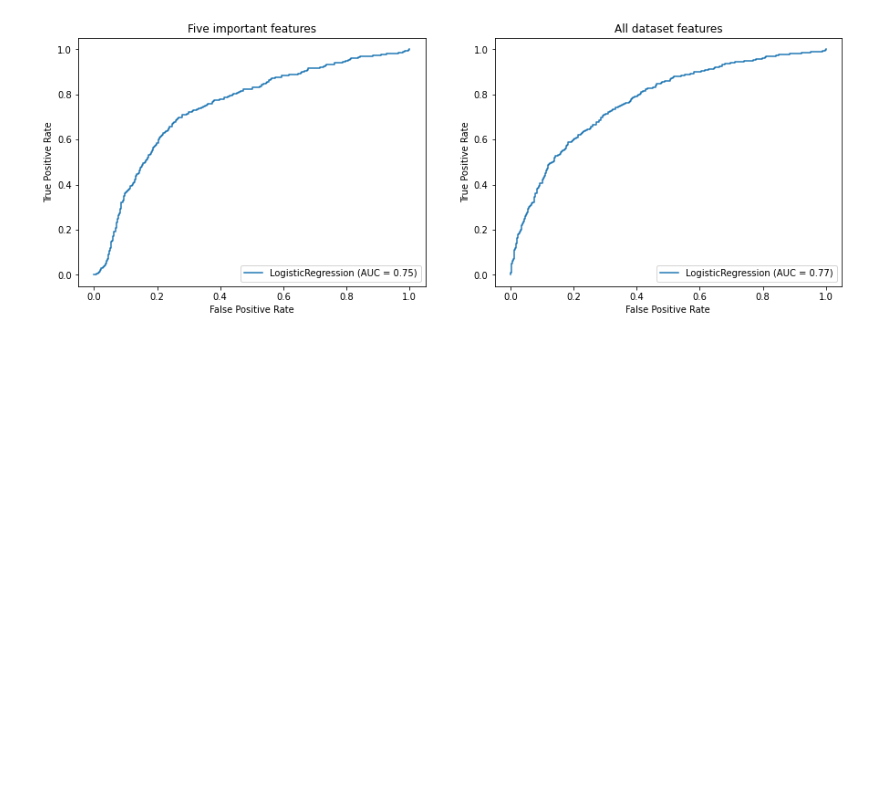
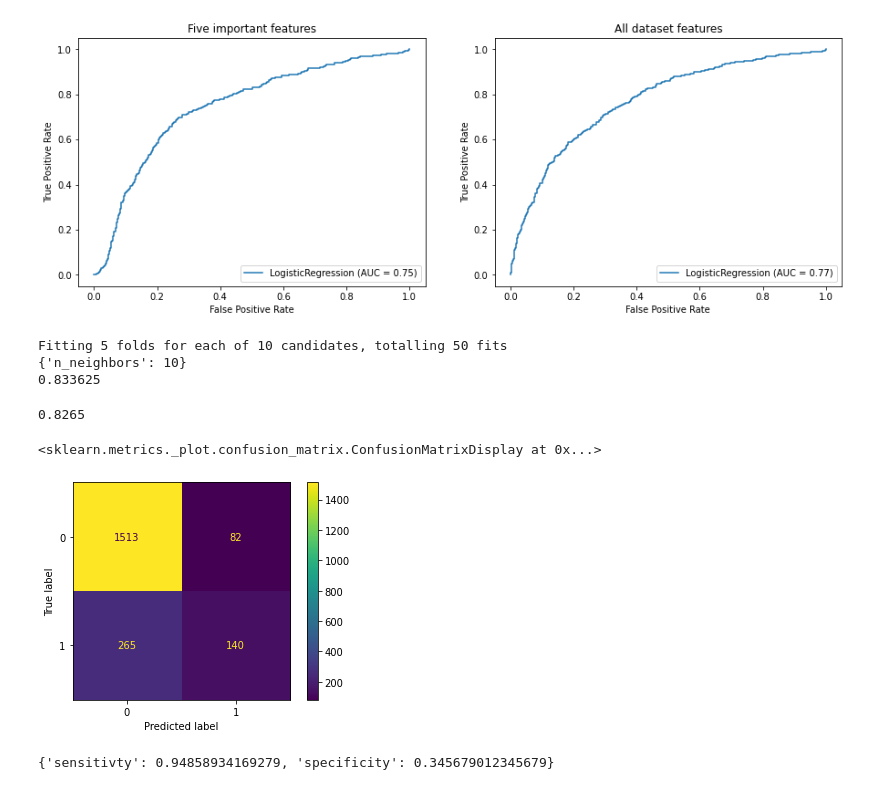
Before and after one commit to aws3ma/machine-learning, a Jupyter notebook: sc3.ipynb, the cells around one changed output. Drawn from its saved outputs; the diff is of its cells as text; code cells hidden in the pictures; blank space fills up the shorter version.

```diff
--- a/sc3.ipynb
+++ b/sc3.ipynb
@@ -536,4 +533,4 @@ y_filtered.head()
 | 3 | 0 |
 | 4 | 0 |
 # %%
-x_train_filtered, x_test_filtered, y_train_filtered, y_test_filtered=train_test_split(x_filtered,y_filtered,test_size=0.2,train_size=0.8,random_state=0)
+x_train_filtered, x_test_filtered, y_train_filtered, y_test_filtered=train_test_split(x_filtered,y_filtered,test_size=0.2,random_state=0)
@@ -548,5 +537,4 @@ y_test_filtered.shape
 # %%
 sc2=StandardScaler()
 sc2.fit(x_train_filtered)
-x_train_filtered=sc2.transform(x_train_filtered)
-x_train_filtered
+x_train_filtered.iloc[:,:]=sc2.transform(x_train_filtered.iloc[:,:])
@@ -561,3 +541,2 @@ array([[-0.46460796,  1.10643166, -1.21571749,  0.16958176,  0.8095029 ],
 # %%
-x_test_filtered=sc2.transform(x_test_filtered)
-x_test_filtered
+x_test_filtered.iloc[:,:]=sc2.transform(x_test_filtered.iloc[:,:])
@@ -621,3 +594,35 @@ ax2.set_title("All dataset features")
 fig.show()
 # %% [output]
 [figure]
+# %%
+knn_test = KNeighborsClassifier()
+k_range = list(range(1, 11))
+param_grid = dict(n_neighbors=k_range)
+grid = GridSearchCV(knn_test, param_grid, cv=5, scoring='accuracy', return_train_score=False,verbose=1)
+grid_search=grid.fit(x_train_filtered, y_train_filtered)
+print(grid_search.best_params_)
+print(grid_search.best_score_)
+# %% [output]
+Fitting 5 folds for each of 10 candidates, totalling 50 fits
+{'n_neighbors': 10}
+0.833625
+# %%
+knn_f = KNeighborsClassifier(10)
+knn_f.fit(x_train_filtered,y_train_filtered)
+knn_f.score(x_train_filtered,y_train_filtered)
+y_pred_knn_f = knn_f.predict(x_test_filtered)
+# %%
+accuracy_score(y_test_filtered,y_pred_knn_f)
+# %% [output]
+0.8265
+# %%
+cm = confusion_matrix(y_test_filtered,y_pred_knn_f)
+disp = ConfusionMatrixDisplay(confusion_matrix=cm)
+disp.plot()
+# %% [output]
+<sklearn.metrics._plot.confusion_matrix.ConfusionMatrixDisplay at 0x...>
+[figure, added]
+# %%
+sensitivity_specificity(cm)
+# %% [output]
+{'sensitivty': 0.94858934169279, 'specificity': 0.345679012345679}
```
Also changed, not shown: parts of 37 cells of this notebook.
